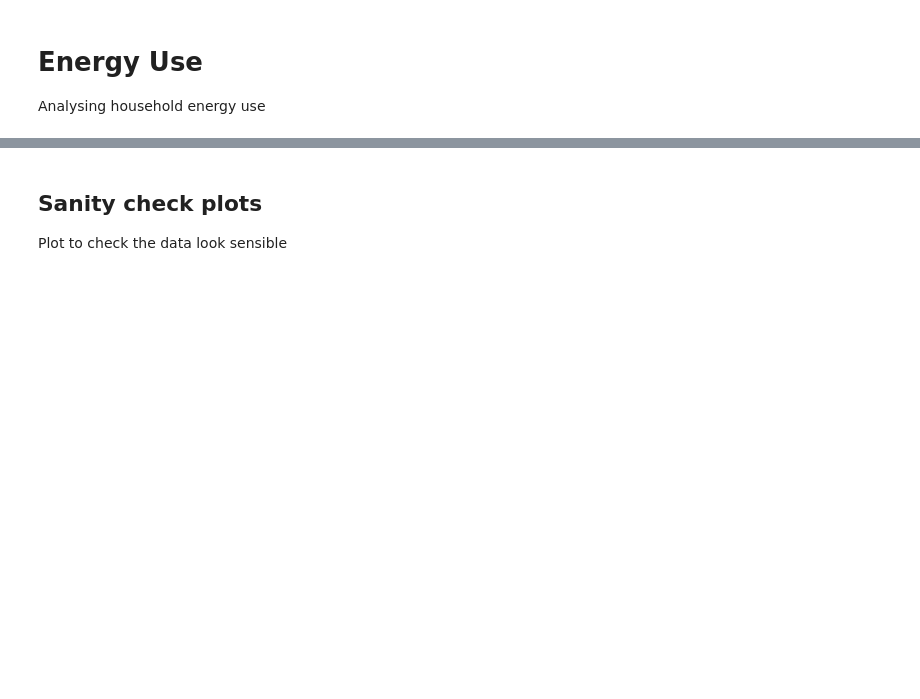
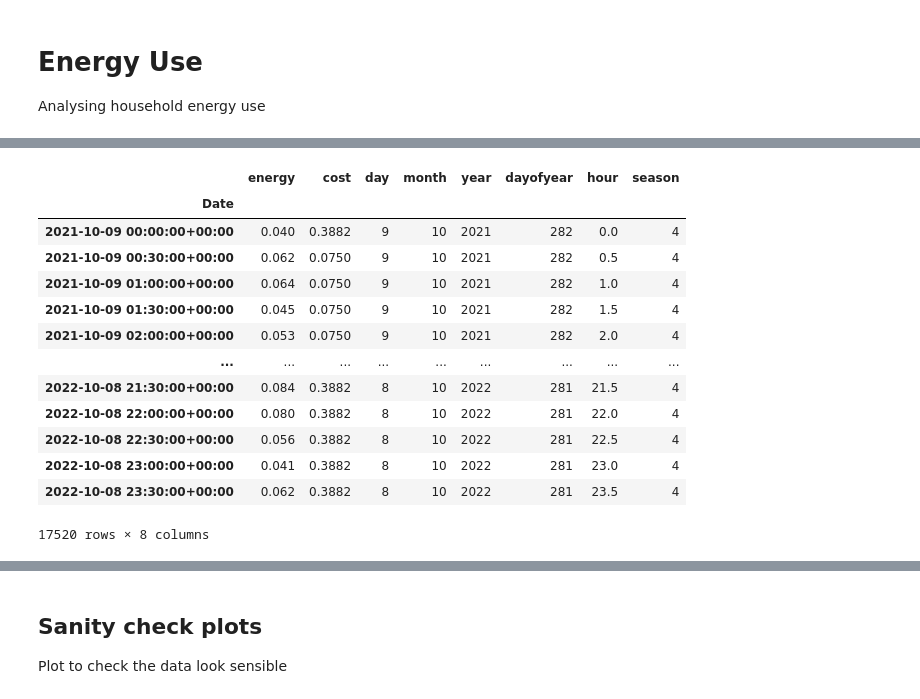
Before and after one commit to nickmalleson/playground, a Jupyter notebook: energy_use/energy_use.ipynb, the cells around one changed output, grey strips where cells are left out. Cells and saved outputs as stored; diff of their text form; code cells hidden in the pictures; blank space fills up the shorter version.

```diff
--- a/energy_use/energy_use.ipynb
+++ b/energy_use/energy_use.ipynb
@@ -60,0 +84,17 @@ df
+# %%
+hist_df
+# %% [output]
+|  | energy | cost | day | month | year | dayofyear | hour | season |
+| Date |  |  |  |  |  |  |  |  |
+| 2021-10-09 00:00:00+00:00 | 0.040 | 0.3882 | 9 | 10 | 2021 | 282 | 0.0 | 4 |
+| 2021-10-09 00:30:00+00:00 | 0.062 | 0.0750 | 9 | 10 | 2021 | 282 | 0.5 | 4 |
+| 2021-10-09 01:00:00+00:00 | 0.064 | 0.0750 | 9 | 10 | 2021 | 282 | 1.0 | 4 |
+| 2021-10-09 01:30:00+00:00 | 0.045 | 0.0750 | 9 | 10 | 2021 | 282 | 1.5 | 4 |
+| 2021-10-09 02:00:00+00:00 | 0.053 | 0.0750 | 9 | 10 | 2021 | 282 | 2.0 | 4 |
+| ... | ... | ... | ... | ... | ... | ... | ... | ... |
+| 2022-10-08 21:30:00+00:00 | 0.084 | 0.3882 | 8 | 10 | 2022 | 281 | 21.5 | 4 |
+| 2022-10-08 22:00:00+00:00 | 0.080 | 0.3882 | 8 | 10 | 2022 | 281 | 22.0 | 4 |
+| 2022-10-08 22:30:00+00:00 | 0.056 | 0.3882 | 8 | 10 | 2022 | 281 | 22.5 | 4 |
+| 2022-10-08 23:00:00+00:00 | 0.041 | 0.3882 | 8 | 10 | 2022 | 281 | 23.0 | 4 |
+| 2022-10-08 23:30:00+00:00 | 0.062 | 0.3882 | 8 | 10 | 2022 | 281 | 23.5 | 4 |
+17520 rows × 8 columns
```
Also changed, not shown: parts of 14 cells of this notebook.
